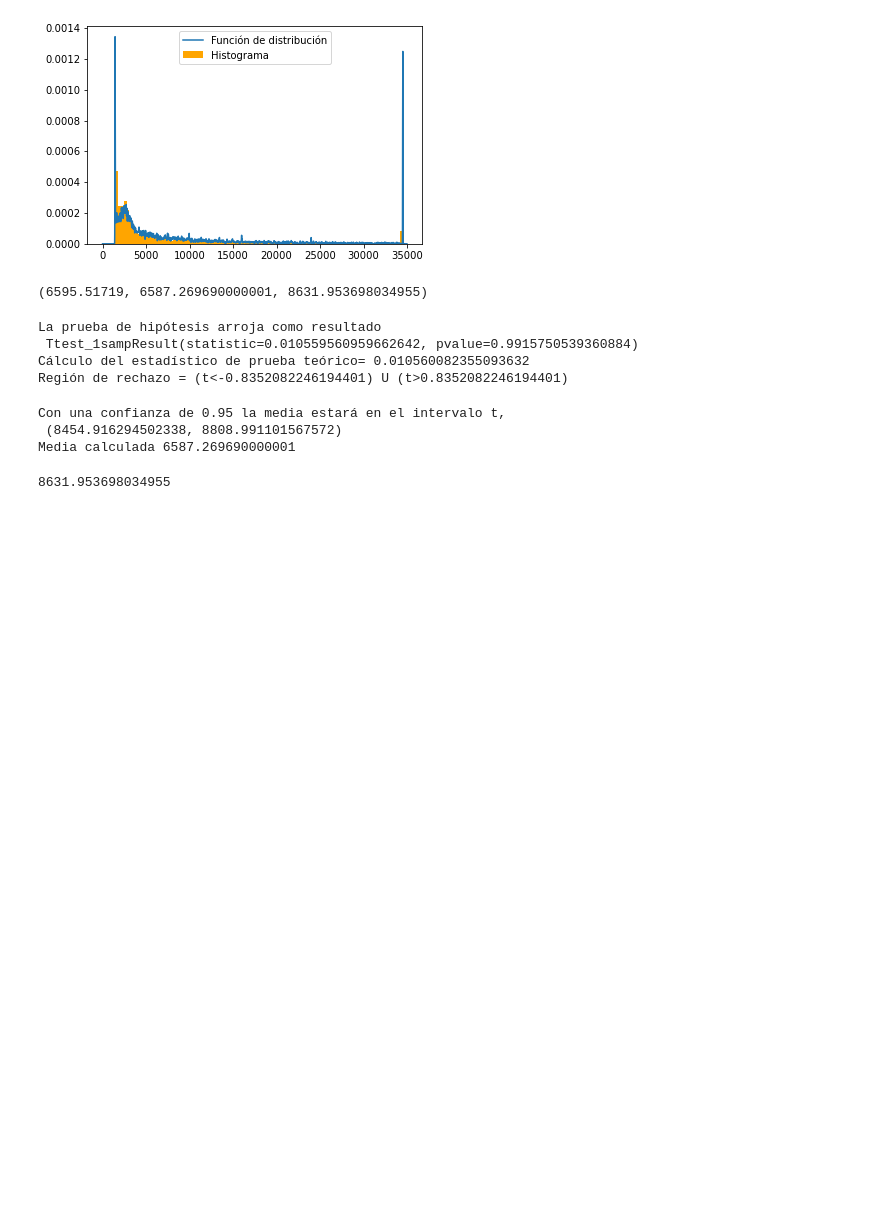
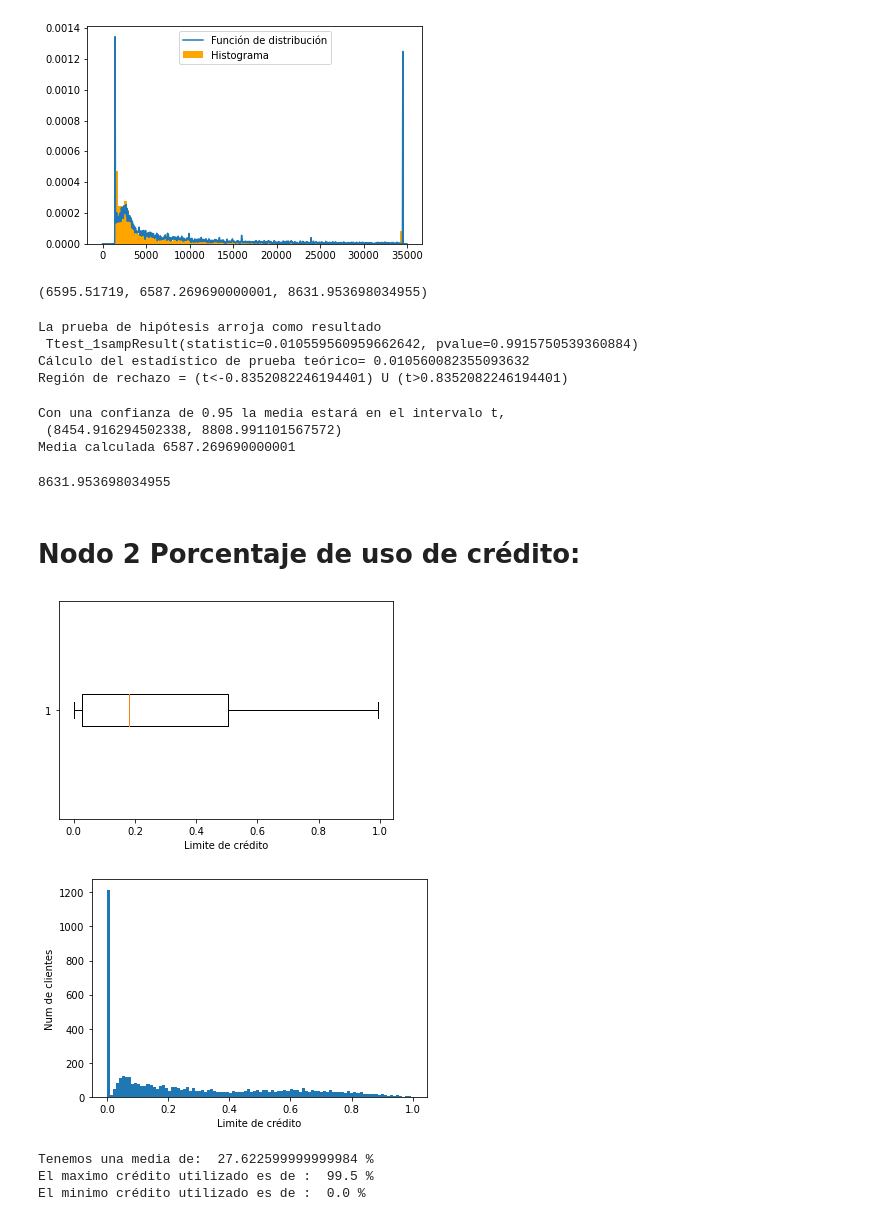
Before and after one commit to IvanArellanoRuelas/ProyectoModulo1_ArellanoI_LafargaI, a Jupyter notebook: ProyectoModulo2_Arellano_Lafarga.ipynb, the cells around one changed output. Drawn from its saved outputs; the diff is of its cells as text; code cells hidden in the pictures; blank space fills up the shorter version.

```diff
--- a/ProyectoModulo2_Arellano_Lafarga.ipynb
+++ b/ProyectoModulo2_Arellano_Lafarga.ipynb
@@ -365,3 +394,26 @@ Con una confianza de 0.95 la media estará en el intervalo t,
  (8454.916294502338, 8808.991101567572)
 Media calculada 6587.269690000001
 8631.953698034955
+# %% [markdown]
+# Nodo 2 Porcentaje de uso de crédito:
+# %%
+N_2 = db_s['Avg_Utilization_Ratio']
+plt.boxplot(N_2, vert=False)
+plt.xlabel('Limite de crédito')
+plt.show();
+
+plt.hist(N_2,bins=100)
+plt.xlabel('Limite de crédito')
+plt.ylabel('Num de clientes')
+plt.show();
+# %% [output]
+[figure, added]
+[figure, added]
+# %%
+print('Tenemos una media de: ', N_2.mean()*100,'%')
+print('El maximo crédito utilizado es de : ', N_2.max()*100,'%')
+print('El minimo crédito utilizado es de : ', N_2.min()*100,'%')
+# %% [output]
+Tenemos una media de:  27.622599999999984 %
+El maximo crédito utilizado es de :  99.5 %
+El minimo crédito utilizado es de :  0.0 %
```
Also changed, not shown: parts of 33 cells of this notebook.
